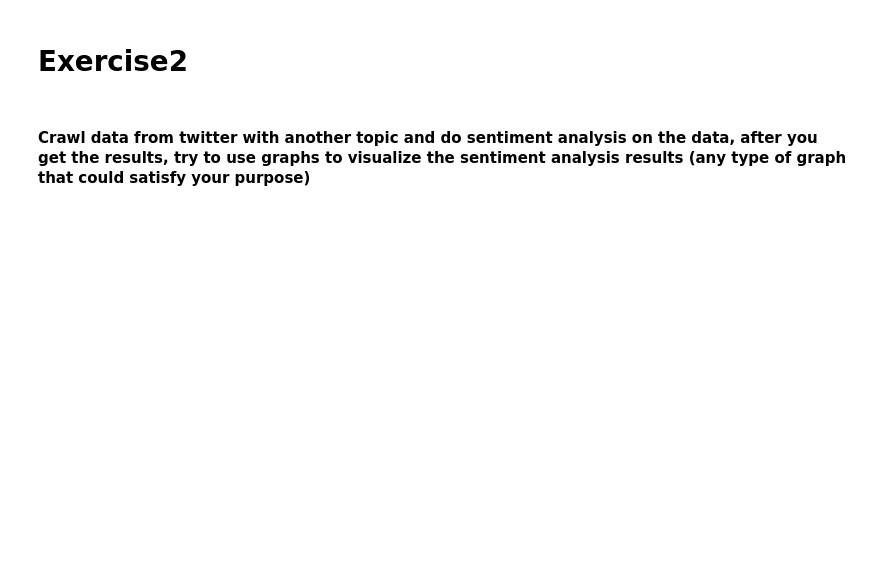
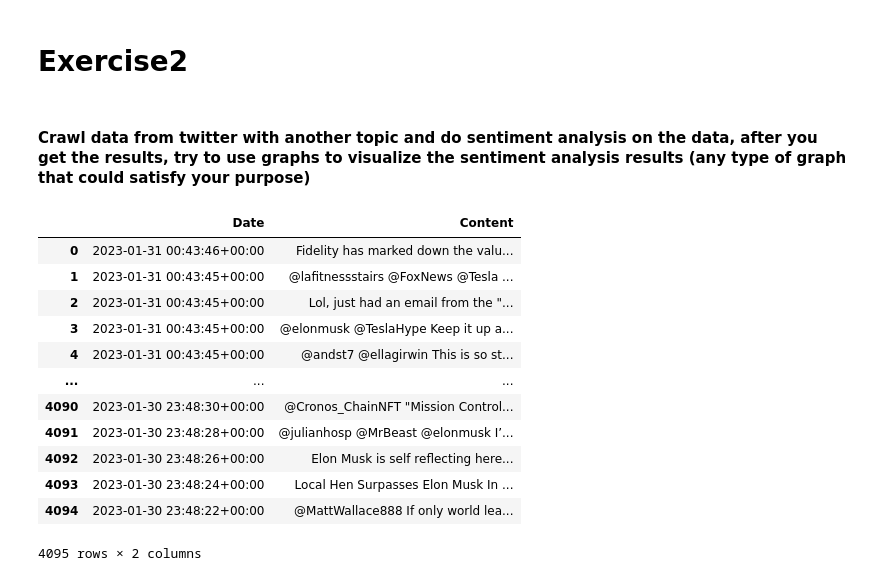
Before and after one commit to SichangHe/STATS401, a Jupyter notebook: lab5/Notebook2_Sentiment_Analysis.ipynb, the cells around one changed output. Cells and saved outputs as stored; diff of their text form; code cells hidden in the pictures; blank space fills up the shorter version.

```diff
--- a/lab5/Notebook2_Sentiment_Analysis.ipynb
+++ b/lab5/Notebook2_Sentiment_Analysis.ipynb
@@ -21,10 +21,10 @@ tweets = []
 # Using TwitterSearchScraper to scrape data and append tweets to list
 for i, tweet in enumerate(
     sntwitter.TwitterSearchScraper(
-        '#Black Lives Matter  since:2022-01-01 en'
+        '#Black Lives Matter since:2022-01-01 lang:en'
     ).get_items()
 ):
-    tweets.append([tweet.date,  tweet.content])
+    tweets.append([tweet.date, tweet.rawContent])
 # %%
 tweets = pd.DataFrame(tweets, columns=['Date', 'Tweets'])
 tweets
@@ -130,0 +203,17 @@ tw
+# %%
+tweets = pd.DataFrame(tweets, columns=["Date", "Content"])
+tweets
+# %% [output]
+|  | Date | Content |
+| 0 | 2023-01-31 00:43:46+00:00 | Fidelity has marked down the valu... |
+| 1 | 2023-01-31 00:43:45+00:00 | @lafitnessstairs @FoxNews @Tesla ... |
+| 2 | 2023-01-31 00:43:45+00:00 | Lol, just had an email from the "... |
+| 3 | 2023-01-31 00:43:45+00:00 | @elonmusk @TeslaHype Keep it up a... |
+| 4 | 2023-01-31 00:43:45+00:00 | @andst7 @ellagirwin This is so st... |
+| ... | ... | ... |
+| 4090 | 2023-01-30 23:48:30+00:00 | @Cronos_ChainNFT "Mission Control... |
+| 4091 | 2023-01-30 23:48:28+00:00 | @julianhosp @MrBeast @elonmusk I’... |
+| 4092 | 2023-01-30 23:48:26+00:00 | Elon Musk is self reflecting here... |
+| 4093 | 2023-01-30 23:48:24+00:00 | Local Hen Surpasses Elon Musk In ... |
+| 4094 | 2023-01-30 23:48:22+00:00 | @MattWallace888 If only world lea... |
+4095 rows × 2 columns
```
Also changed, not shown: parts of 11 cells of this notebook.
